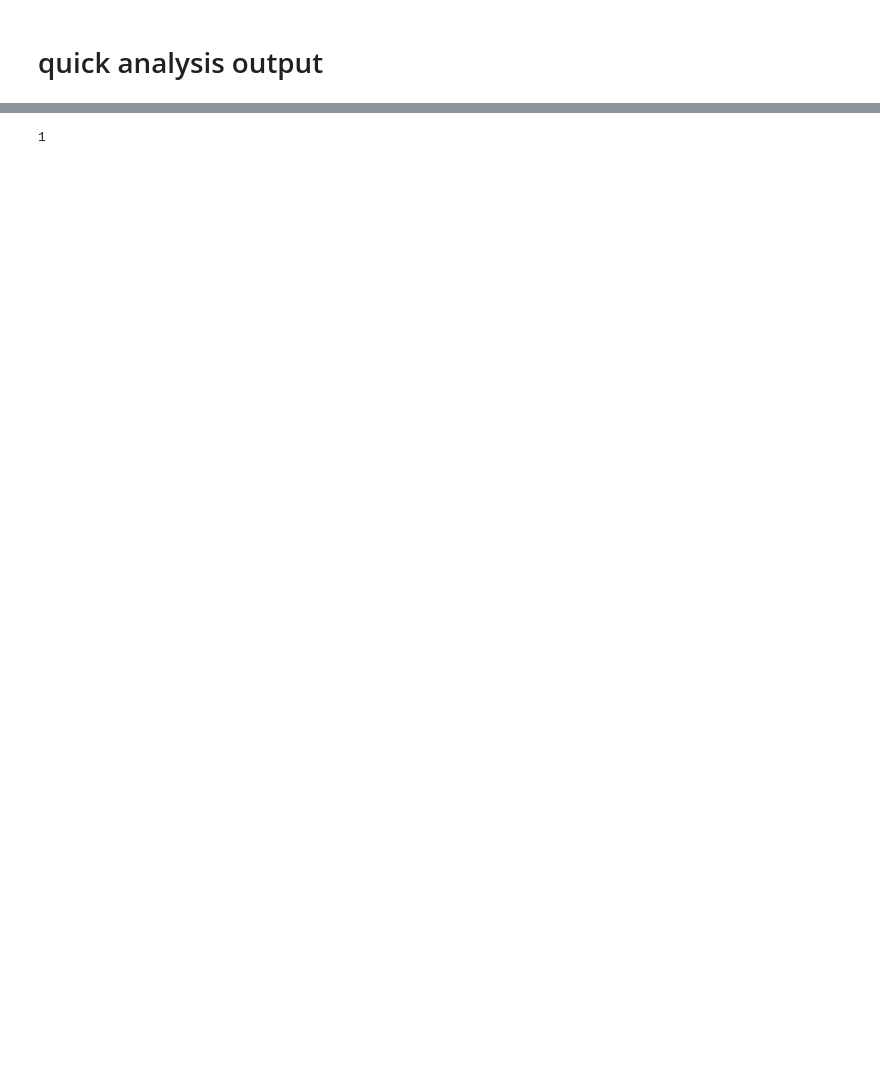
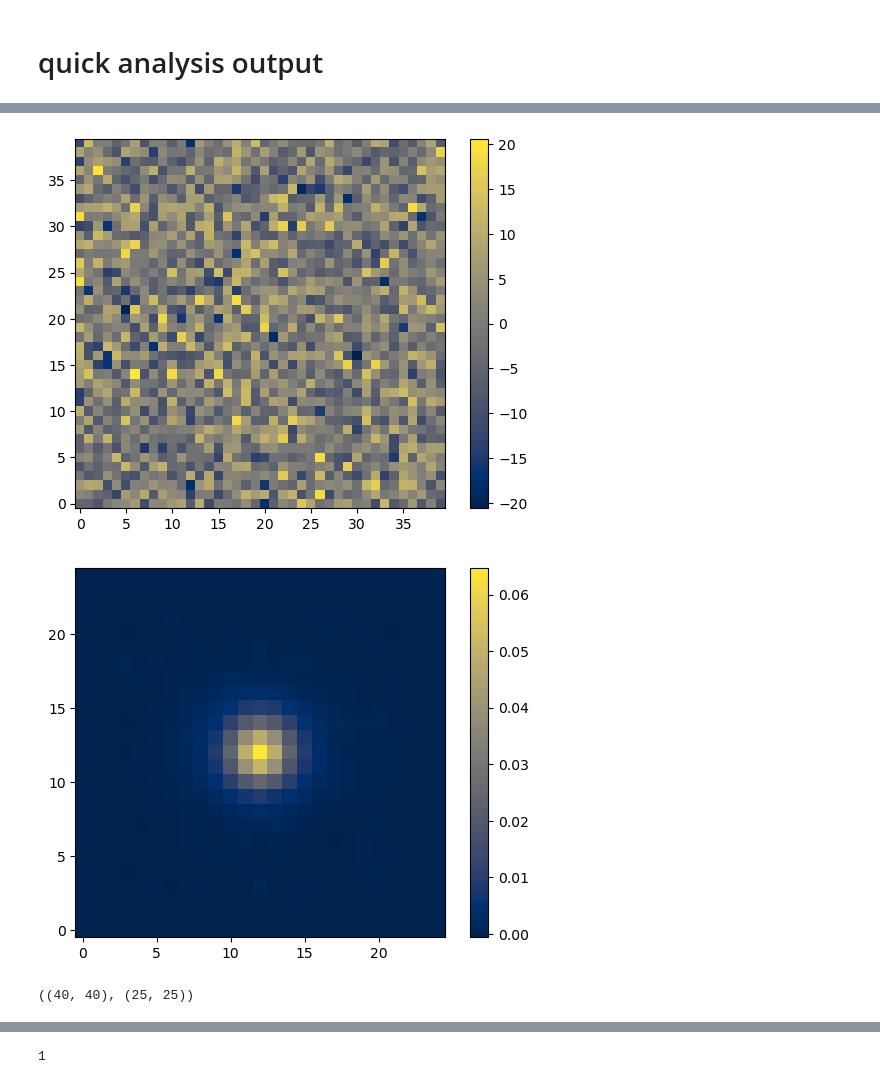
Before and after one commit to mgatti29/BFD_pipeline, a Jupyter notebook: Analysis.ipynb, the cells around one changed output, grey strips where cells are left out. Drawn from its saved outputs; the diff is of its cells as text; code cells hidden in the pictures; blank space fills up the shorter version.

```diff
--- a/Analysis.ipynb
+++ b/Analysis.ipynb
@@ -111,3 +107,27 @@ KeyError: "Keyword 'STAMPS' not found."
+# %%
+from astropy.io import fits
+from astropy.table import Table
+import meds
+import matplotlib.pyplot as plt
+from matplotlib.colors import LogNorm
+
+m = meds.MEDS('/pscratch/sd/v/vwetzell/BFD/data/DES0137-3749_r6017p02_r_meds-Y6A2_MEDS_V3.fits.fz')
+tile = m.get_cutout(550,2)
+psf = m.get_psf(550,2)
+plt.figure()
+plt.imshow(tile,cmap='cividis',origin='lower')
+plt.colorbar()
+plt.show()
+plt.figure()
+plt.imshow(psf,cmap='cividis',origin='lower')
+plt.colorbar()
+plt.show()
+
+tile.shape,psf.shape
+# %% [output]
+[figure, added]
+[figure, added]
+((40, 40), (25, 25))
 # %%
 %matplotlib inline
 import matplotlib.pyplot as plt
```
Also changed, not shown: parts of 23 cells of this notebook, 12 other files.
